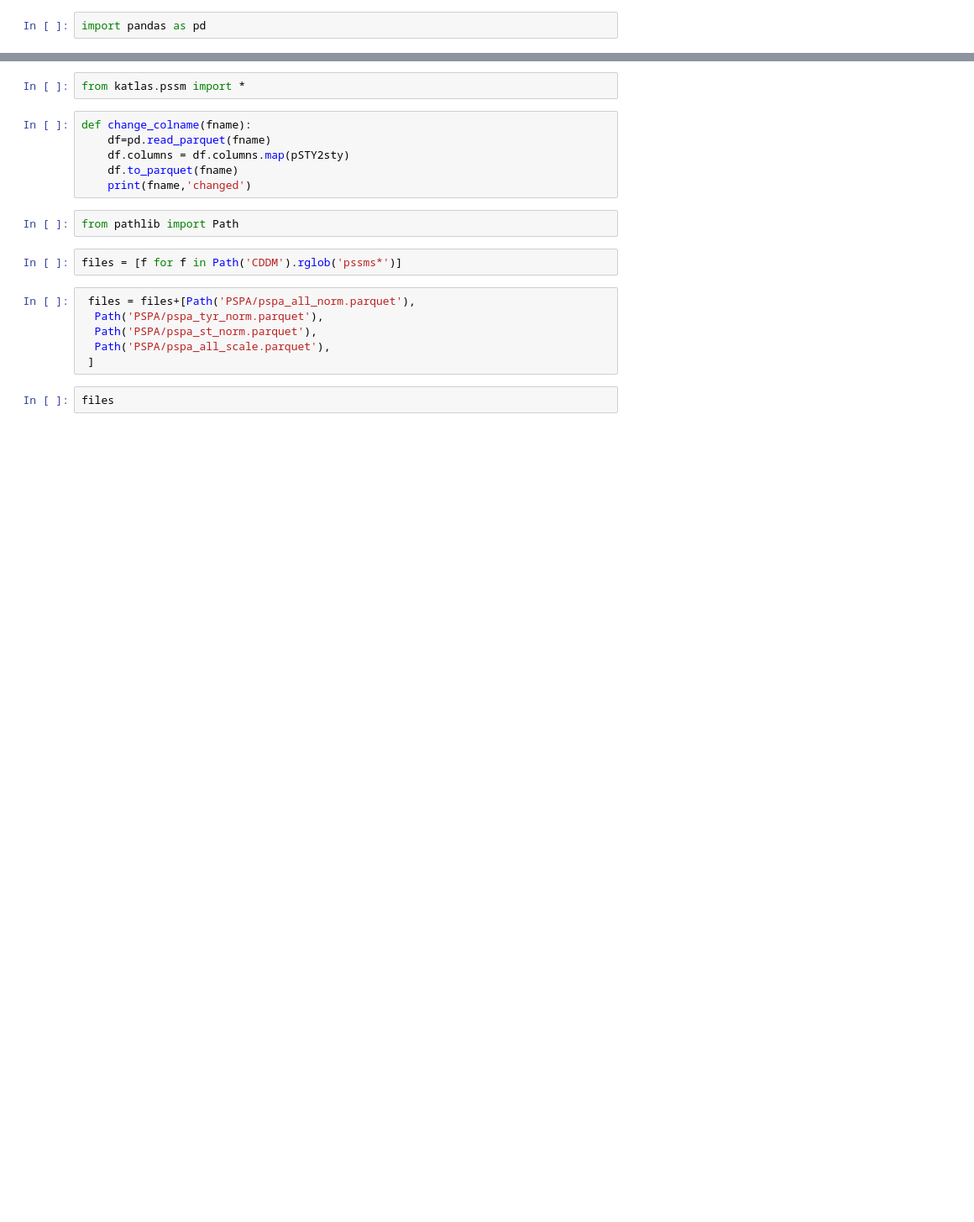
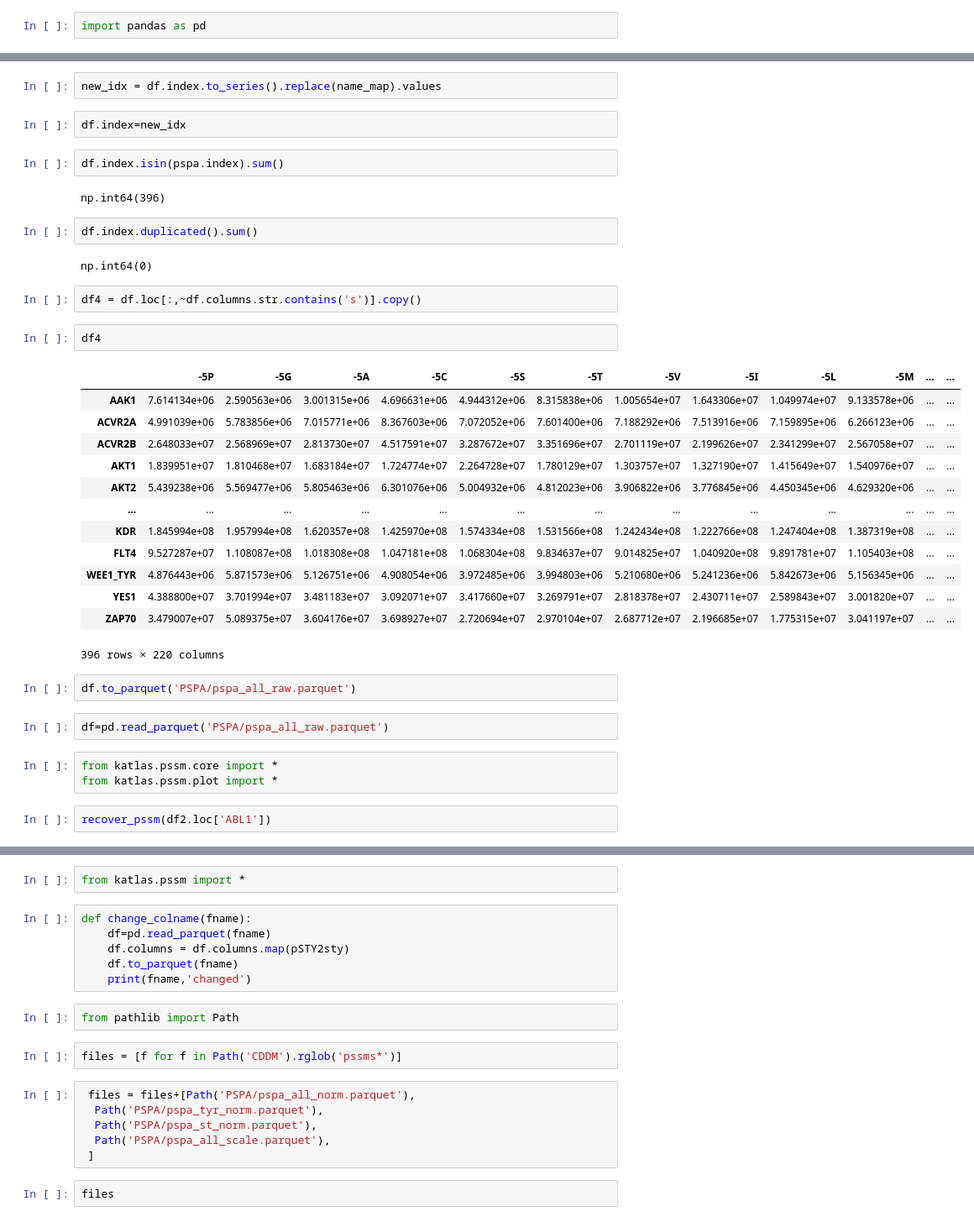
Before and after one commit to sky1ove/katlas, a Jupyter notebook: dataset/_modify.ipynb, the cells around one changed output, grey strips where cells are left out. Shown at 84% size. Drawn from its saved outputs; the diff is of its cells as text; blank space fills up the shorter version.

```diff
--- a/dataset/_modify.ipynb
+++ b/dataset/_modify.ipynb
@@ -8,0 +152,39 @@ import pandas as pd
+# %%
+new_idx = df.index.to_series().replace(name_map).values
+# %%
+df.index=new_idx
+# %%
+df.index.isin(pspa.index).sum()
+# %% [output]
+np.int64(396)
+# %%
+df.index.duplicated().sum()
+# %% [output]
+np.int64(0)
+# %%
+df4 = df.loc[:,~df.columns.str.contains('s')].copy()
+# %%
+df4
+# %% [output]
+|  | -5P | -5G | -5A | -5C | -5S | -5T | -5V | -5I | -5L | -5M | ... | ... |
+| AAK1 | 7.614134e+06 | 2.590563e+06 | 3.001315e+06 | 4.696631e+06 | 4.944312e+06 | 8.315838e+06 | 1.005654e+07 | 1.643306e+07 | 1.049974e+07 | 9.133578e+06 | ... | ... |
+| ACVR2A | 4.991039e+06 | 5.783856e+06 | 7.015771e+06 | 8.367603e+06 | 7.072052e+06 | 7.601400e+06 | 7.188292e+06 | 7.513916e+06 | 7.159895e+06 | 6.266123e+06 | ... | ... |
+| ACVR2B | 2.648033e+07 | 2.568969e+07 | 2.813730e+07 | 4.517591e+07 | 3.287672e+07 | 3.351696e+07 | 2.701119e+07 | 2.199626e+07 | 2.341299e+07 | 2.567058e+07 | ... | ... |
+| AKT1 | 1.839951e+07 | 1.810468e+07 | 1.683184e+07 | 1.724774e+07 | 2.264728e+07 | 1.780129e+07 | 1.303757e+07 | 1.327190e+07 | 1.415649e+07 | 1.540976e+07 | ... | ... |
+| AKT2 | 5.439238e+06 | 5.569477e+06 | 5.805463e+06 | 6.301076e+06 | 5.004932e+06 | 4.812023e+06 | 3.906822e+06 | 3.776845e+06 | 4.450345e+06 | 4.629320e+06 | ... | ... |
+| ... | ... | ... | ... | ... | ... | ... | ... | ... | ... | ... | ... | ... |
+| KDR | 1.845994e+08 | 1.957994e+08 | 1.620357e+08 | 1.425970e+08 | 1.574334e+08 | 1.531566e+08 | 1.242434e+08 | 1.222766e+08 | 1.247404e+08 | 1.387319e+08 | ... | ... |
+| FLT4 | 9.527287e+07 | 1.108087e+08 | 1.018308e+08 | 1.047181e+08 | 1.068304e+08 | 9.834637e+07 | 9.014825e+07 | 1.040920e+08 | 9.891781e+07 | 1.105403e+08 | ... | ... |
+| WEE1_TYR | 4.876443e+06 | 5.871573e+06 | 5.126751e+06 | 4.908054e+06 | 3.972485e+06 | 3.994803e+06 | 5.210680e+06 | 5.241236e+06 | 5.842673e+06 | 5.156345e+06 | ... | ... |
+| YES1 | 4.388800e+07 | 3.701994e+07 | 3.481183e+07 | 3.092071e+07 | 3.417660e+07 | 3.269791e+07 | 2.818378e+07 | 2.430711e+07 | 2.589843e+07 | 3.001820e+07 | ... | ... |
+| ZAP70 | 3.479007e+07 | 5.089375e+07 | 3.604176e+07 | 3.698927e+07 | 2.720694e+07 | 2.970104e+07 | 2.687712e+07 | 2.196685e+07 | 1.775315e+07 | 3.041197e+07 | ... | ... |
+396 rows × 220 columns
+# %%
+df.to_parquet('PSPA/pspa_all_raw.parquet')
+# %%
+df=pd.read_parquet('PSPA/pspa_all_raw.parquet')
+# %%
+from katlas.pssm.core import *
+from katlas.pssm.plot import *
+# %%
+recover_pssm(df2.loc['ABL1'])
```
Also changed, not shown: parts of 34 cells of this notebook, 33 other files.
